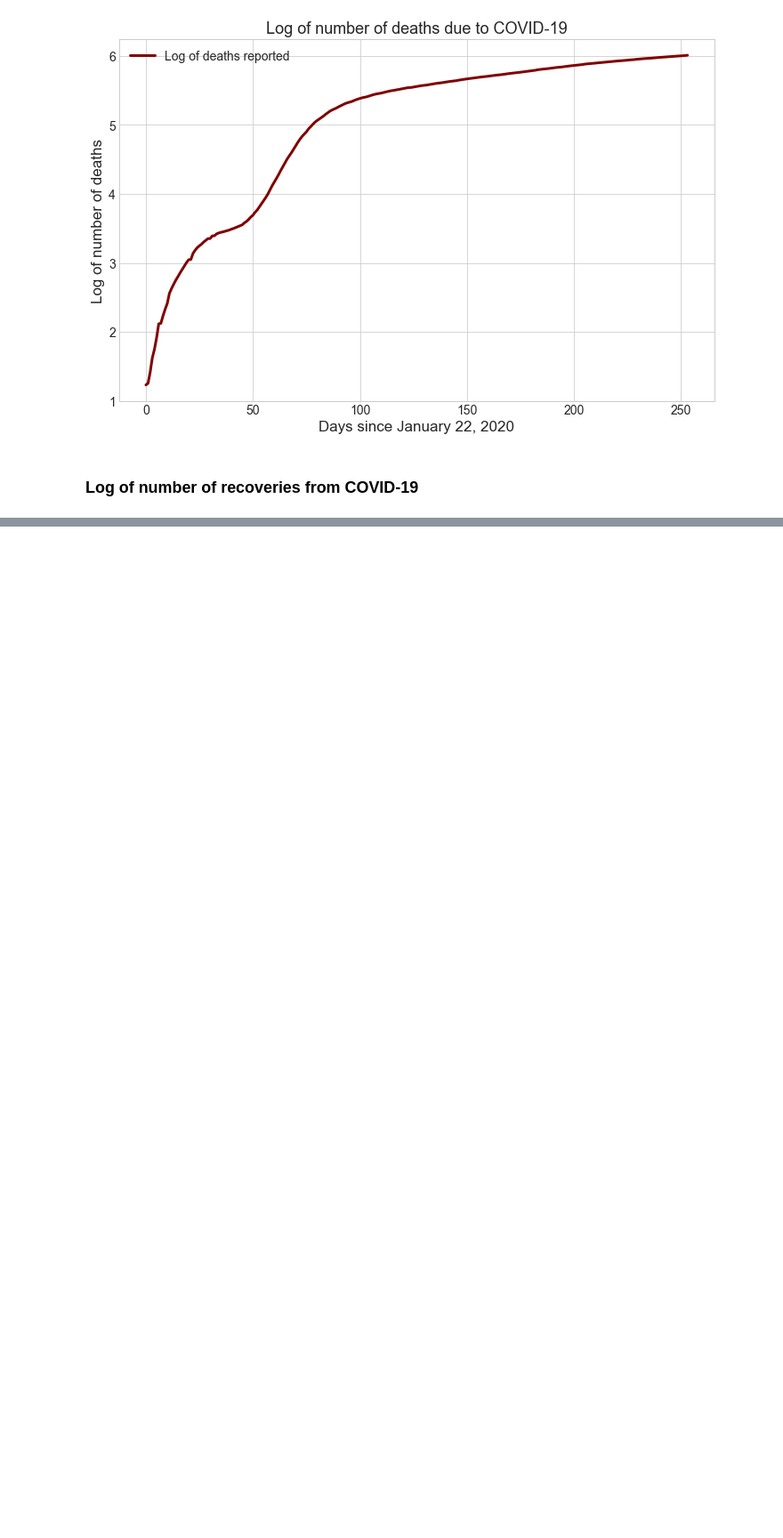
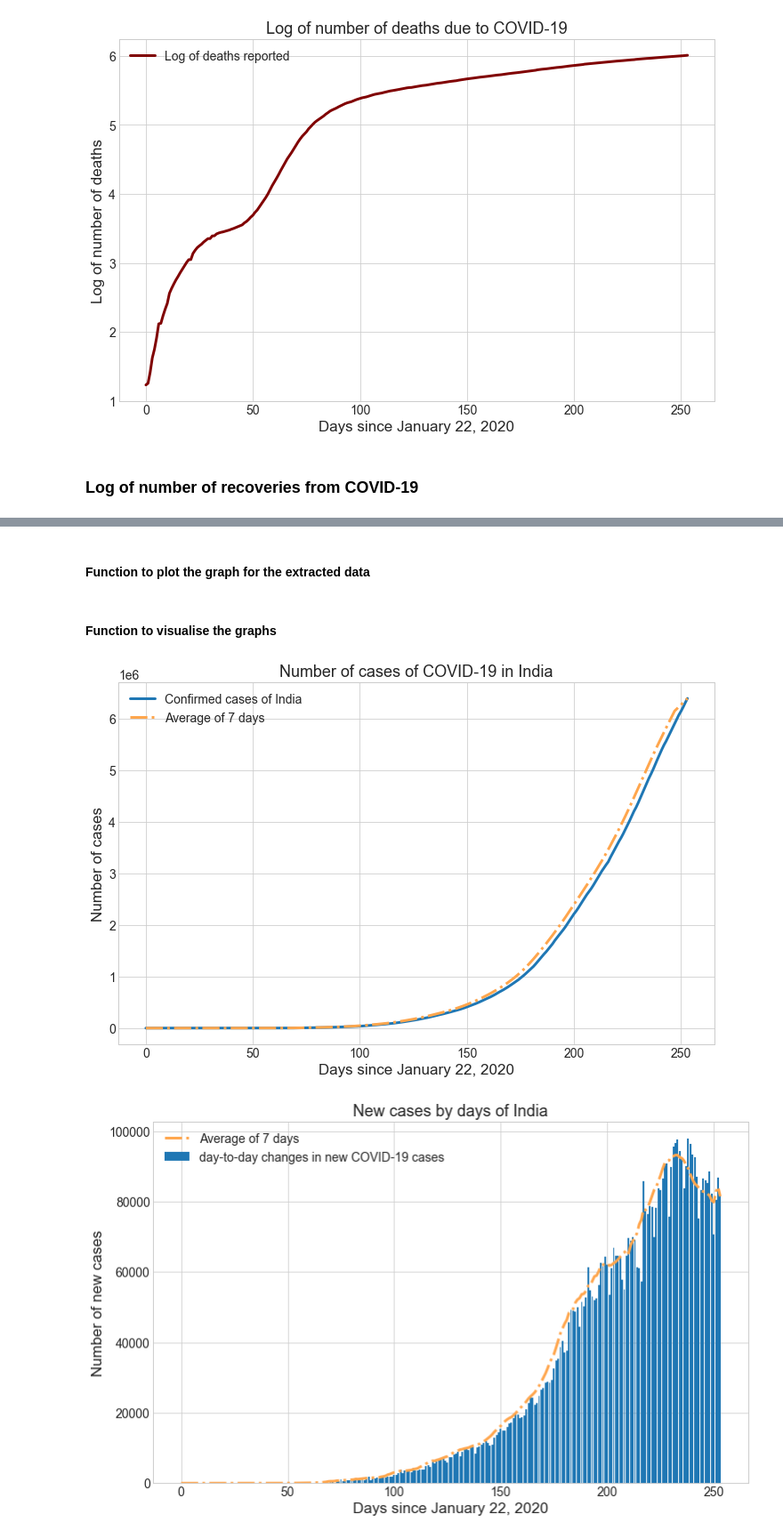
Before and after one commit to Sid1298/Project_COVID-19_Analysis, a Jupyter notebook: covid_prediction.ipynb, the cells around one changed output, grey strips where cells are left out. Shown at 89% size. Saved outputs shown, nothing was run; the diff lists cells and outputs as text; code cells hidden in the pictures; blank space fills up the shorter version.

```diff
--- a/covid_prediction.ipynb
+++ b/covid_prediction.ipynb
@@ -504,0 +514,22 @@ Text(0.5, 1.0, 'Log of number of recoveries from COVID-19')
+# %%
+def inputCountry():
+    print("Which country's information are you interested in?\n")
+    print(f"{len(countries)} available countries are:\n\n")
+    for letter, countryList in countriesByAlphabet.items():
+        print(f"{letter}: {countryList}")
+    print('\n\n\n')
+    country = '#'
+    c = 0
+    while country not in countries:
+        country=input("Please enter name of the country: ")
+        if country not in countries:
+            print(f"Whoops... That country's information is not available!\nYou have {5-c} chances remaining")
+            c+=1
+            if c==6:
+                print("\nYou have exceeded maximum number of tries!\nSetting default to India")
+                country = 'India'
+            else:
+                print("Try another one!\n")
+    return country
+# %%
+country = inputCountry()
@@ -504,0 +556,14 @@ Text(0.5, 1.0, 'Log of number of recoveries from COVID-19')
+# %%
+def getCountryInfo(countryName):
+    countryCases = []
+    countryDeaths = []
+    countryRecoveries = []
+
+    for date in allDates:
+        countryCases.append(confirmedDf[confirmedDf['Country/Region']==countryName][date].sum())
+        countryDeaths.append(deathsDf[deathsDf['Country/Region']==countryName][date].sum())
+        countryRecoveries.append(recoveriesDf[recoveriesDf['Country/Region']==countryName][date].sum())
+
+    return countryCases, countryDeaths, countryRecoveries
+# %% [markdown]
+#### Function to plot the graph for the extracted data
@@ -504,0 +616,15 @@ Text(0.5, 1.0, 'Log of number of recoveries from COVID-19')
+# %% [markdown]
+#### Function to visualise the graphs
+# %%
+def visualizeCountryInfo(countryName):
+    countryCases, countryDeaths, countryRecoveries = getCountryInfo(countryName)
+    countryDailyChange = dailyChange(countryCases)
+    countryDailyDeaths = dailyChange(countryDeaths)
+    countryDailyRecoveries = dailyChange(countryRecoveries)
+
+    plotCountryInfo(adjustedDates, countryCases, countryDailyChange, countryDailyDeaths, countryDailyRecoveries, countryName)
+# %%
+visualizeCountryInfo(country)
+# %% [output]
+[figure, added]
+[figure, added]
```
Also changed, not shown: parts of 31 cells of this notebook.
